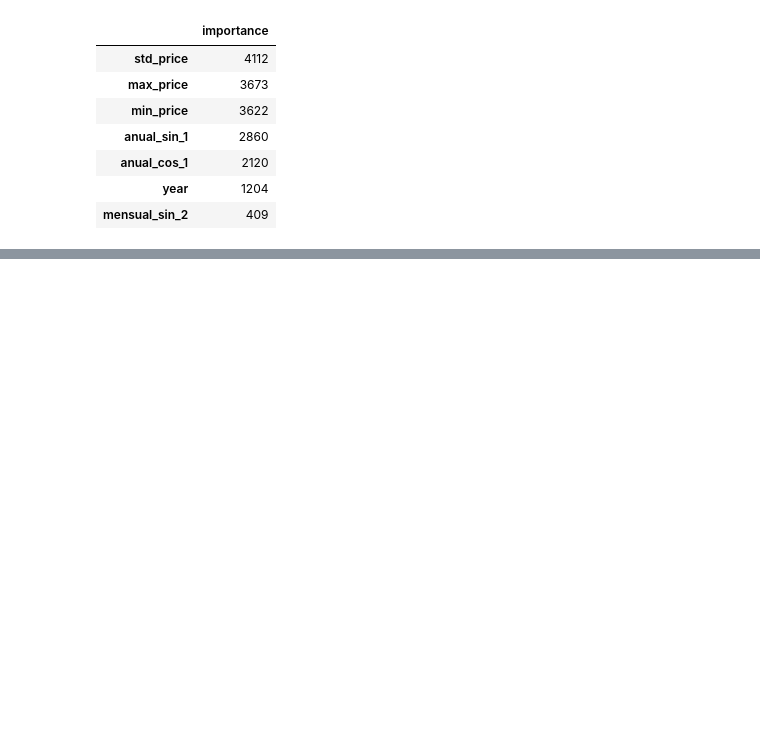
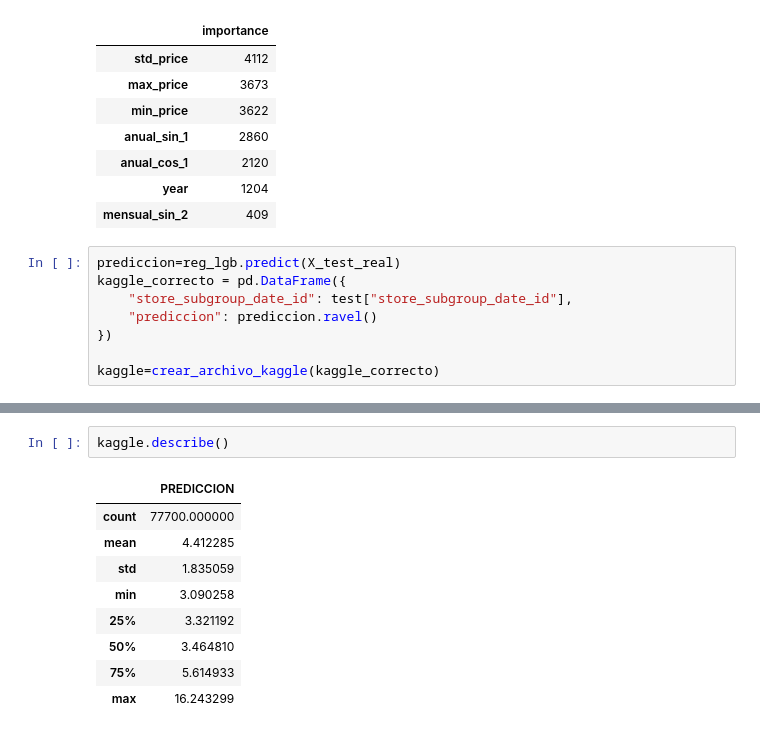
Before and after one commit to Emiliano-Torres/proyecto_eci, a Jupyter notebook: Modelo_LigtGBM.ipynb, the cells around one changed output, grey strips where cells are left out. Cells and saved outputs as stored; diff of their text form; blank space fills up the shorter version.

Commit message:
update para subir a kaggle el de lgbm

```diff
--- a/Modelo_LigtGBM.ipynb
+++ b/Modelo_LigtGBM.ipynb
@@ -137,3 +137,11 @@ feature_importance
 | anual_cos_1 | 2120 |
 | year | 1204 |
 | mensual_sin_2 | 409 |
+# %%
+prediccion=reg_lgb.predict(X_test_real)
+kaggle_correcto = pd.DataFrame({
+    "store_subgroup_date_id": test["store_subgroup_date_id"],
+    "prediccion": prediccion.ravel()
+})
+
+kaggle=crear_archivo_kaggle(kaggle_correcto)
@@ -139,0 +159,12 @@ feature_importance
+# %%
+kaggle.describe()
+# %% [output]
+|  | PREDICCION |
+| count | 77700.000000 |
+| mean | 4.412285 |
+| std | 1.835059 |
+| min | 3.090258 |
+| 25% | 3.321192 |
+| 50% | 3.464810 |
+| 75% | 5.614933 |
+| max | 16.243299 |
```
Also changed, not shown: parts of 2 cells of this notebook.
